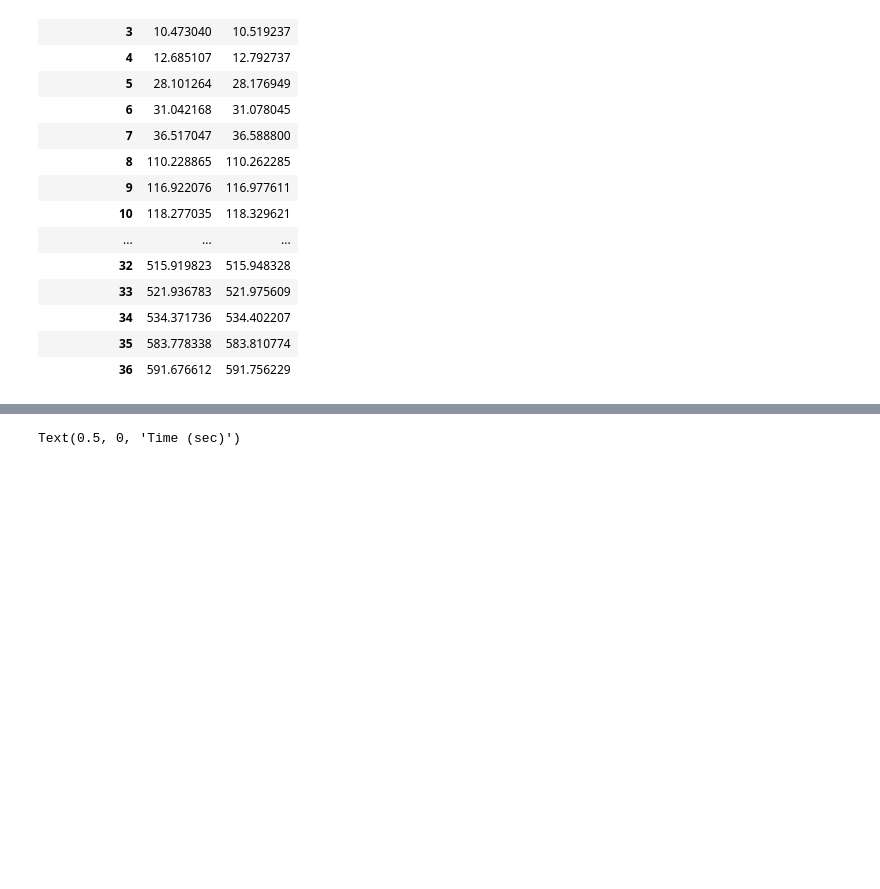
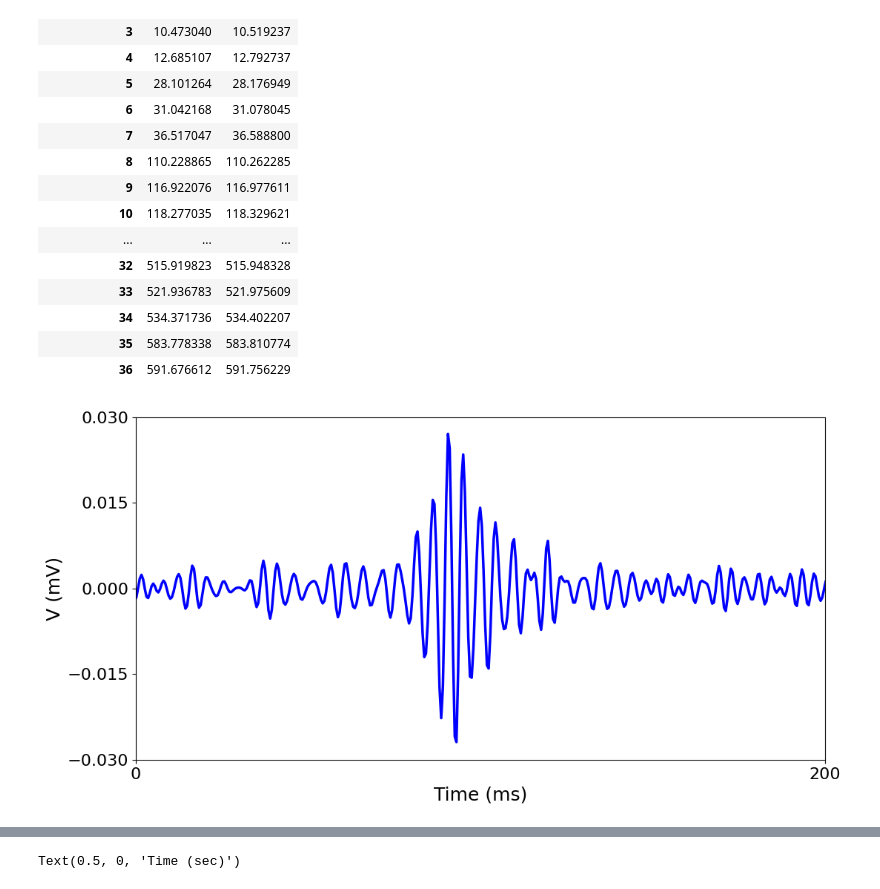
Before and after one commit to suny-downstate-medical-center/S1_HFO, a Jupyter notebook: runSubNets/Fig3/detection_fast_ripples_LEC.ipynb, the cells around one changed output, grey strips where cells are left out. Saved outputs shown, nothing was run; the diff lists cells and outputs as text; code cells hidden in the pictures; blank space fills up the shorter version.

```diff
--- a/runSubNets/Fig3/detection_fast_ripples_LEC.ipynb
+++ b/runSubNets/Fig3/detection_fast_ripples_LEC.ipynb
@@ -293,6 +293,25 @@ display(Karlsson_ripple_times)
 | 34 | 534.371736 | 534.402207 |
 | 35 | 583.778338 | 583.810774 |
 | 36 | 591.676612 | 591.756229 |
+# %%
+plt.figure(figsize=(12,6))
+
+# plt.plot(time, outputSignal, color = 'black')
+plt.plot(time, filtered_lfps, 'b-', linewidth=2.5)
+# plt.xlim(96.71, 96.72);
+# plt.ylim(-0.025,0.025)
+# plt.xlim(222.8,223.0)
+plt.xlim(422.85,422.95)
+# plt.ylim(-0.5,0.3);
+
+plt.yticks([-0.03,-0.015, 0 , 0.015,0.03], fontsize=16)
+plt.xticks([422.8,423.0], [0,200], fontsize=16)
+plt.ylabel('V (mV)', fontsize=18)
+plt.xlabel('Time (ms)', fontsize=18)
+
+plt.savefig('LFP_FR_filtered_LEC.png', facecolor = 'white', bbox_inches='tight' , dpi=300)
+# %% [output]
+[figure, added]
 # %%
 plt.figure(figsize=(12,4))
 
```
Also changed, not shown: parts of 1 cell of this notebook, 1 other file.
